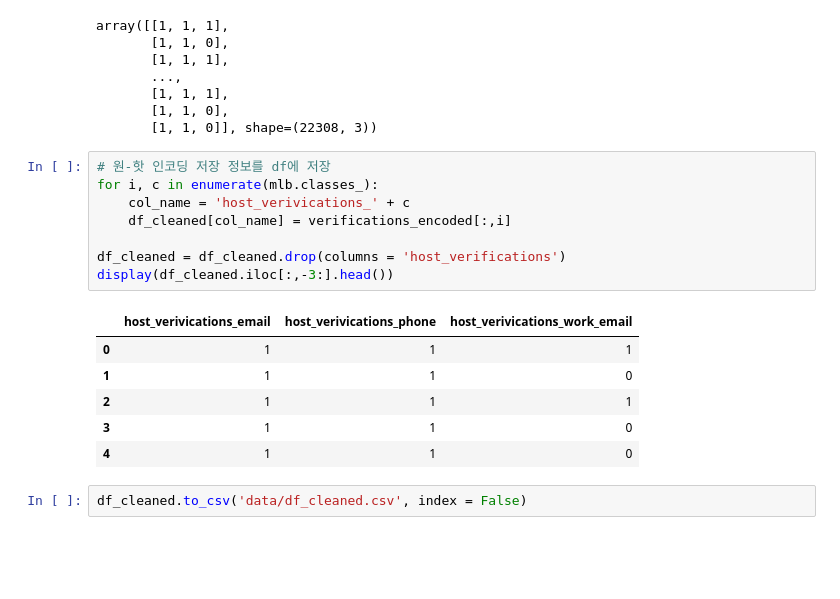
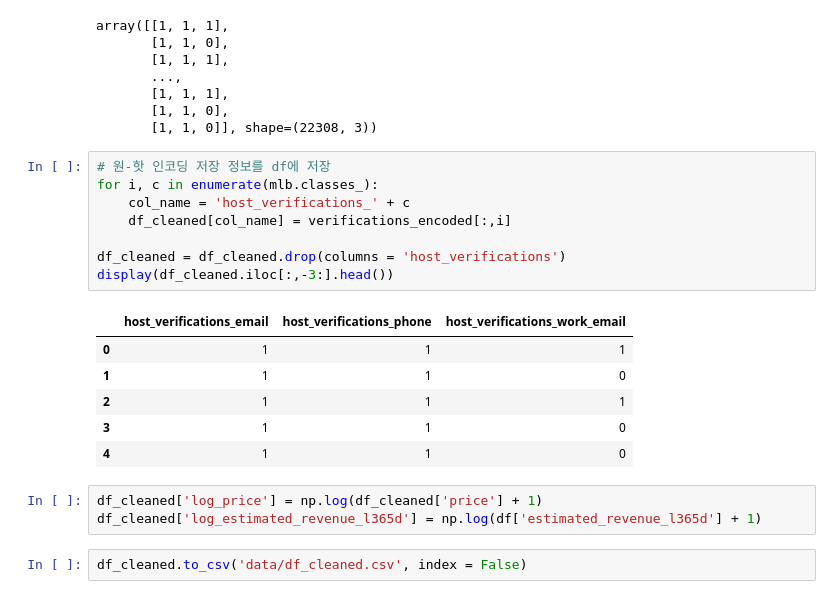
Before and after one commit to sybeom528/airbnb_price_prediction, a Jupyter notebook: notebooks/data_preprocessing.ipynb, the cells around one changed output. Cells and saved outputs as stored; diff of their text form; blank space fills up the shorter version.

```diff
--- a/notebooks/data_preprocessing.ipynb
+++ b/notebooks/data_preprocessing.ipynb
@@ -121,17 +121,20 @@ array([[1, 1, 1],
 # %%
 # 원-핫 인코딩 저장 정보를 df에 저장
 for i, c in enumerate(mlb.classes_):
-    col_name = 'host_verivications_' + c
+    col_name = 'host_verifications_' + c
     df_cleaned[col_name] = verifications_encoded[:,i]
 
 df_cleaned = df_cleaned.drop(columns = 'host_verifications')
 display(df_cleaned.iloc[:,-3:].head())
 # %% [output]
-|  | host_verivications_email | host_verivications_phone | host_verivications_work_email |
+|  | host_verifications_email | host_verifications_phone | host_verifications_work_email |
 | 0 | 1 | 1 | 1 |
 | 1 | 1 | 1 | 0 |
 | 2 | 1 | 1 | 1 |
 | 3 | 1 | 1 | 0 |
 | 4 | 1 | 1 | 0 |
+# %%
+df_cleaned['log_price'] = np.log(df_cleaned['price'] + 1)
+df_cleaned['log_estimated_revenue_l365d'] = np.log(df['estimated_revenue_l365d'] + 1)
 # %%
 df_cleaned.to_csv('data/df_cleaned.csv', index = False)
```
Also changed, not shown: 1 other file.
